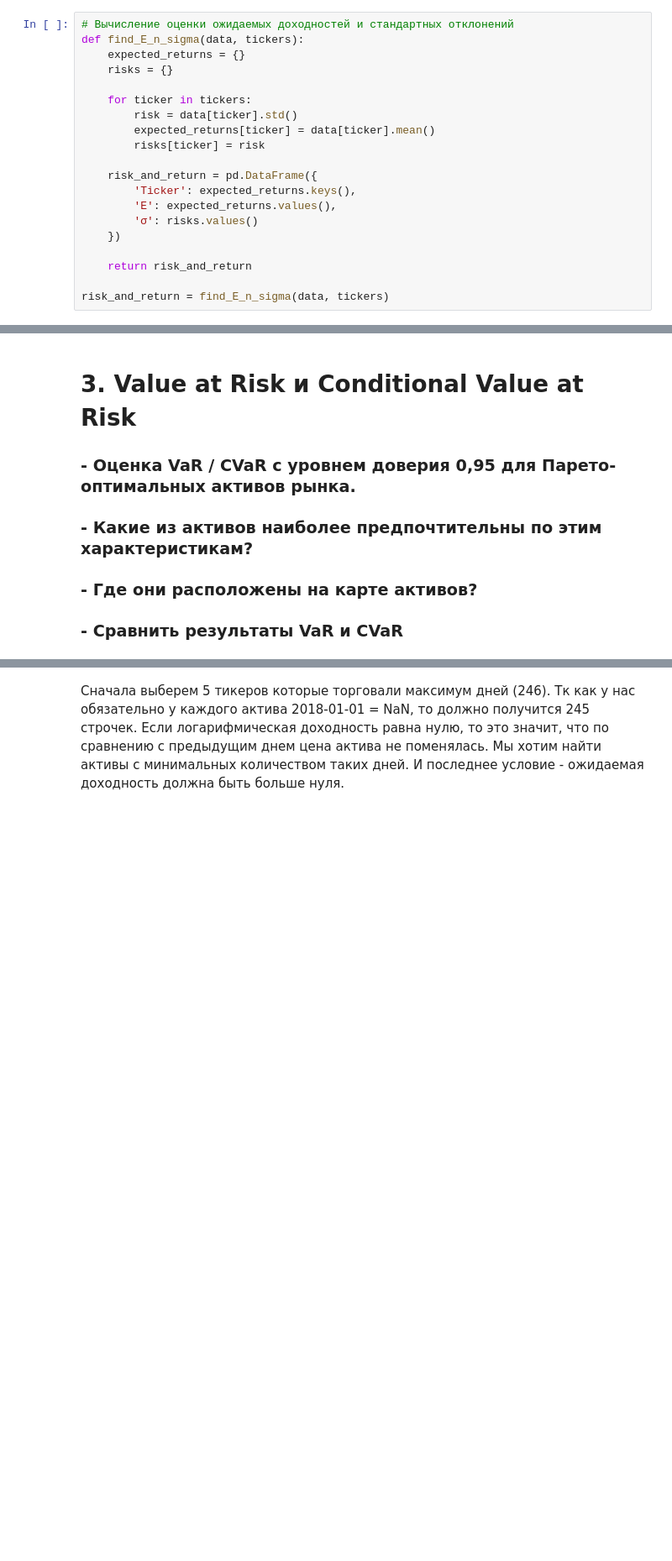
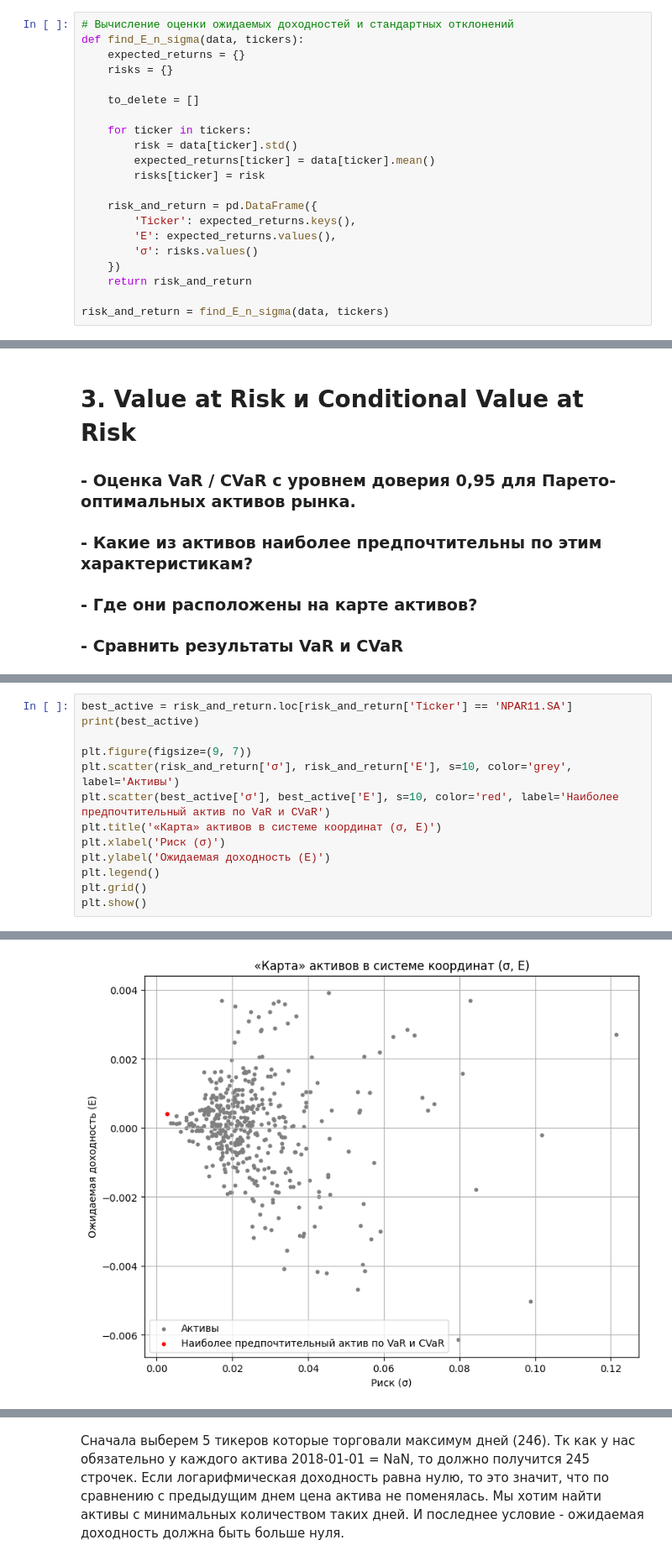
Before and after one commit to AkyLkaNastya/stock-market-analysis, a Jupyter notebook: Часть 1/report.ipynb, the cells around one changed output, grey strips where cells are left out. Shown: that part at 84% size. Saved outputs shown, nothing was run; the diff lists cells and outputs as text; blank space fills up the shorter version.

```diff
--- a/Часть 1/report.ipynb
+++ b/Часть 1/report.ipynb
@@ -22,6 +22,8 @@ tickers.pop(0)
 def find_E_n_sigma(data, tickers):
     expected_returns = {}
     risks = {}
+
+    to_delete = []
 
     for ticker in tickers:
         risk = data[ticker].std()
@@ -33,7 +35,6 @@ def find_E_n_sigma(data, tickers):
         'E': expected_returns.values(),
         'σ': risks.values()
     })
-
     return risk_and_return
 
 risk_and_return = find_E_n_sigma(data, tickers)
@@ -140,0 +222,14 @@ def historicalCVaR(returns, alpha):
+# %%
+best_active = risk_and_return.loc[risk_and_return['Ticker'] == 'NPAR11.SA']
+print(best_active)
+
+plt.figure(figsize=(9, 7))
+plt.scatter(risk_and_return['σ'], risk_and_return['E'], s=10, color='grey', label='Активы')
+plt.scatter(best_active['σ'], best_active['E'], s=10, color='red', label='Наиболее предпочтительный актив по VaR и CVaR')
+plt.title('«Карта» активов в системе координат (σ, E)')
+plt.xlabel('Риск (σ)')
+plt.ylabel('Ожидаемая доходность (E)')
+plt.legend()
+plt.grid()
+plt.show()
+# %% [output]
@@ -141,3 +238,4 @@ def historicalCVaR(returns, alpha):
+[figure, added]
 # %% [markdown]
 # 4. Распределение доходностей конкретного актива
 ### - Выбор нескольких интересных (значимых) активов рынка.
```
Also changed, not shown: parts of 16 cells of this notebook, 3 other files.
